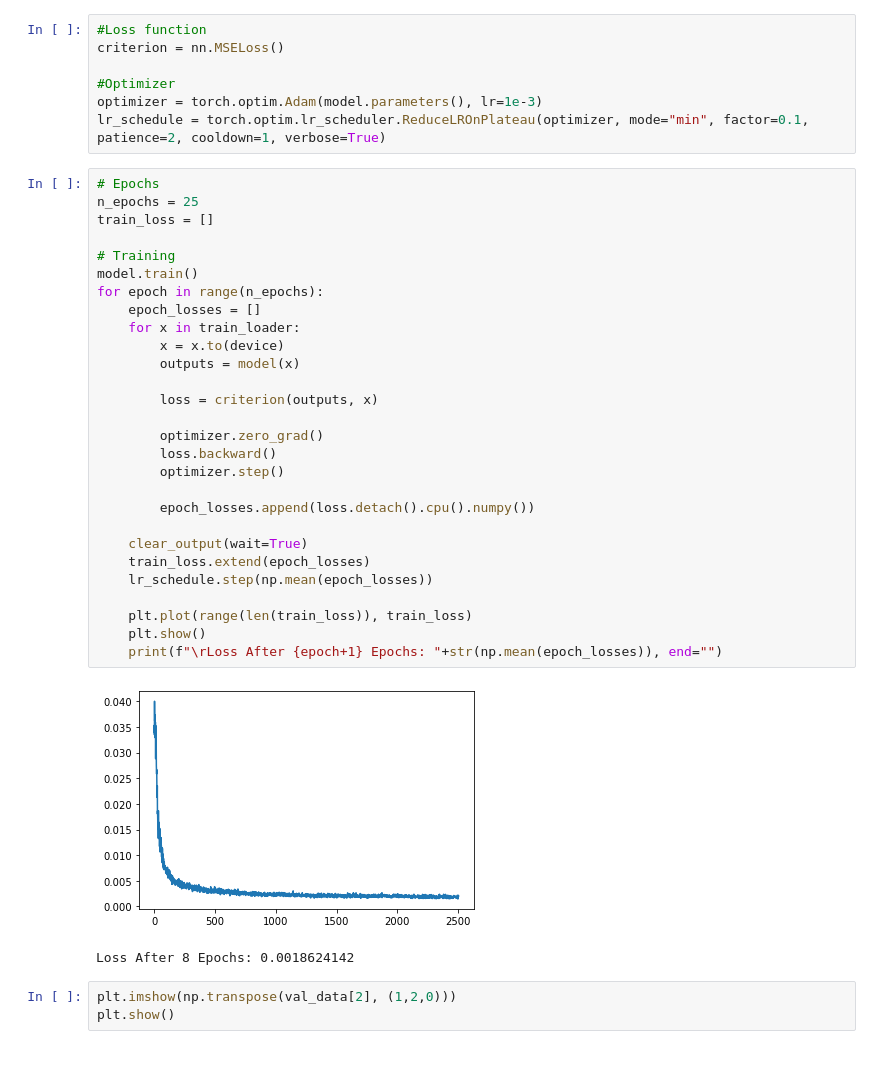
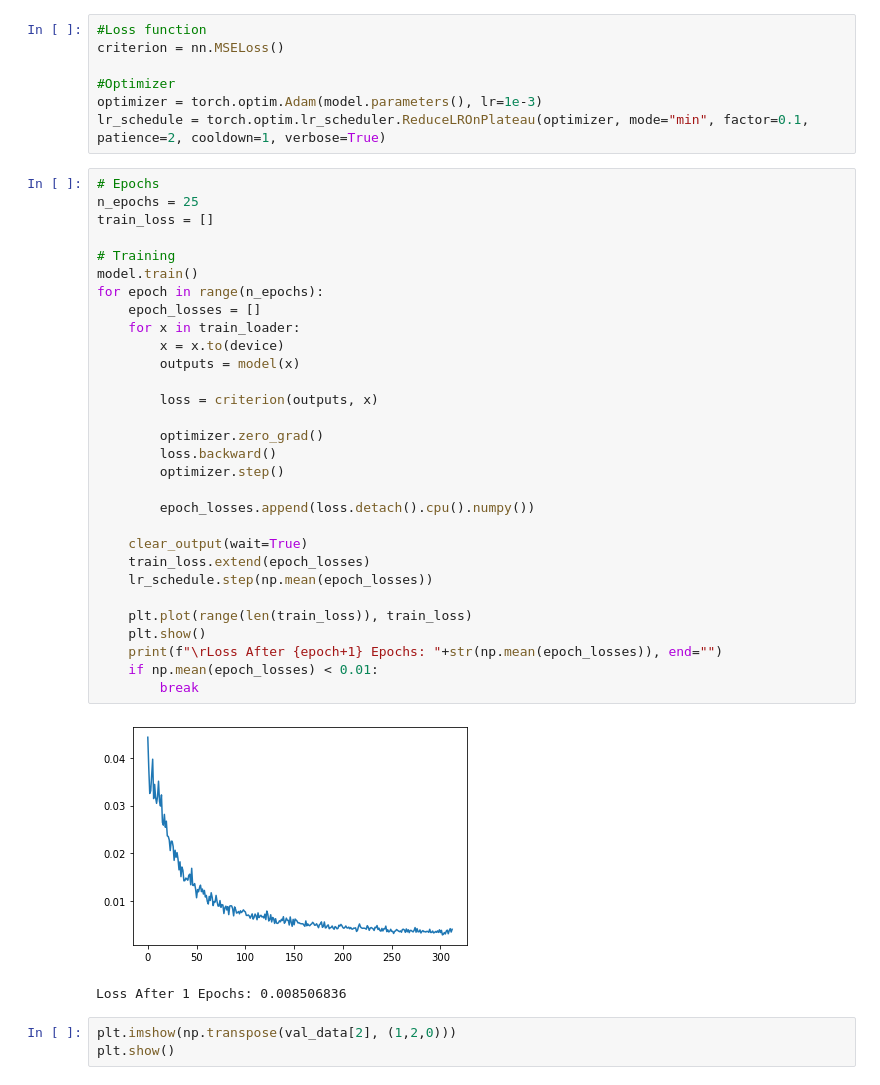
Before and after one commit to alexanderkrauck/WiSAR, a Jupyter notebook: 02_Basic_Autoencoder.ipynb, the cells around one changed output. Cells and saved outputs as stored; diff of their text form.

```diff
--- a/02_Basic_Autoencoder.ipynb
+++ b/02_Basic_Autoencoder.ipynb
@@ -60,34 +60,36 @@ lr_schedule = torch.optim.lr_scheduler.ReduceLROnPlateau(optimizer, mode="min",
 # %%
 # Epochs
 n_epochs = 25
 train_loss = []
 
 # Training
 model.train()
 for epoch in range(n_epochs):
     epoch_losses = []
     for x in train_loader:
         x = x.to(device)
         outputs = model(x)
 
         loss = criterion(outputs, x)
 
         optimizer.zero_grad()
         loss.backward()
         optimizer.step()
 
         epoch_losses.append(loss.detach().cpu().numpy())
 
     clear_output(wait=True)
     train_loss.extend(epoch_losses)
     lr_schedule.step(np.mean(epoch_losses))
 
     plt.plot(range(len(train_loss)), train_loss)
     plt.show()
     print(f"\rLoss After {epoch+1} Epochs: "+str(np.mean(epoch_losses)), end="")
+    if np.mean(epoch_losses) < 0.01:
+        break
 # %% [output]
-[figure, old version]
+[figure, new version]
-Loss After 8 Epochs: 0.0018624142
+Loss After 1 Epochs: 0.008506836
 # %%
 plt.imshow(np.transpose(val_data[2], (1,2,0)))
 plt.show()
```
Also changed, not shown: parts of 2 cells of this notebook, 3 other files.
